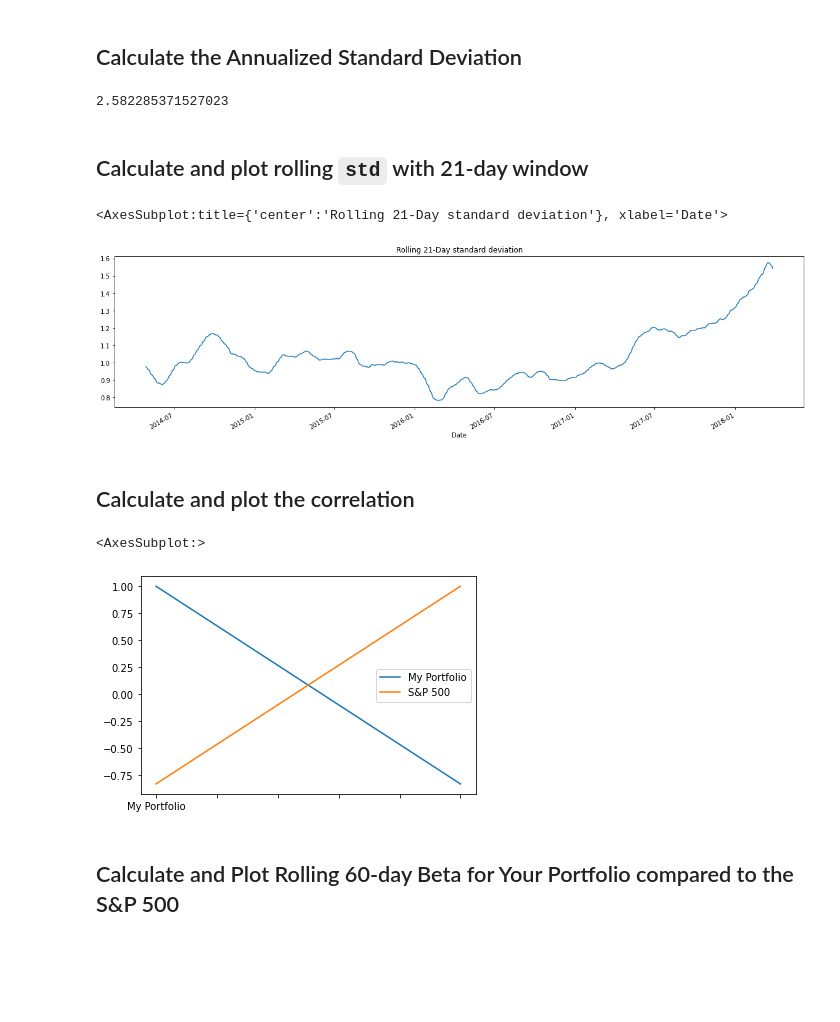
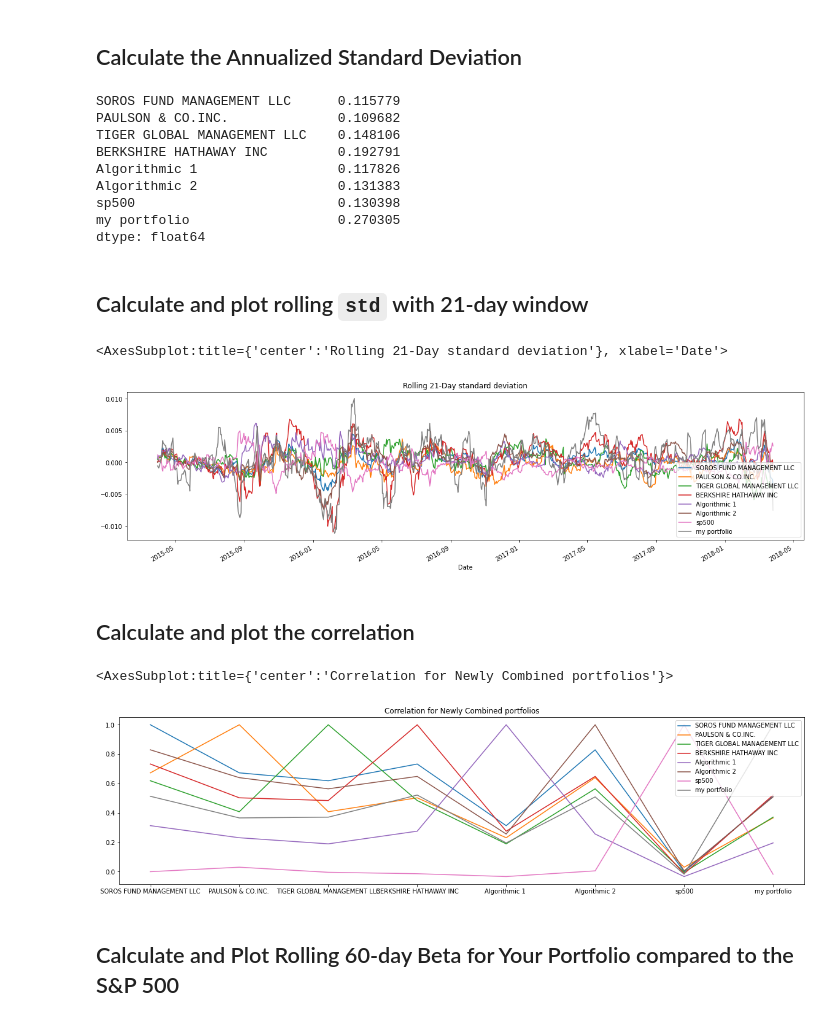
Before and after one commit to mmsaki/whale_portfolio, a Jupyter notebook: whale_analysis.ipynb, the cells around one changed output. Saved outputs shown, nothing was run; the diff lists cells and outputs as text; code cells hidden in the pictures; blank space fills up the shorter version.

```diff
--- a/whale_analysis.ipynb
+++ b/whale_analysis.ipynb
@@ -389,11 +383,12 @@ my_portfolio.head()
 | 2014-04-02 | 567.00 | 230.29 | 45.73 |
 # %%
 # Calculate daily returns & Drop NAs
-my_portfolio_returns = my_portfolio.pct_change()
-my_portfolio_returns.dropna(inplace = True)
+
+daily_returns = my_stocks.pct_change()
+daily_returns.dropna(inplace = True)
 
 # Display sample data
-my_portfolio_returns.head()
+daily_returns.head()
 # %% [output]
 |  | goog | tsla | twtr |
 | Date |  |  |  |
@@ -409,8 +404,8 @@ my_portfolio_returns.head()
 weights = [1/3, 1/3, 1/3]
 
 # Calculate portfolio return
-my_portfolio_weight = my_portfolio_returns.dot(weights)
+my_portfolio_returns  = daily_returns.dot(weights)
 
 # Display sample data
-my_portfolio_weight.head()
+my_portfolio_returns.plot(figsize=(20,5), title= 'Daily Returns for my porfolio')
 # %% [output]
@@ -425,5 +415,5 @@ dtype: float64
 ## Join your portfolio returns to the DataFrame that contains all of the portfolio returns
 # %%
 # Join your returns DataFrame to the original returns DataFrame
-my_cumulative_returns = (1 + my_portfolio_weight).cumprod()
-my_cumulative_returns.head()
+combined_returns['my portfolio'] = my_portfolio_returns
+# daily_returns = np.cumprod(1 + my_portfolio_returns)
@@ -438,26 +420,36 @@ dtype: float64
 # %%
 # Only compare dates where return data exists for all the stocks (drop NaNs)
-my_cumulative_returns.dropna(inplace = True)
+combined_returns.dropna(inplace = True)
 # %% [markdown]
 ## Re-run the risk analysis with your portfolio to see how it compares to the others
 # %% [markdown]
 ## Calculate the Annualized Standard Deviation
 # %%
 # Calculate the annualized `std`
-my_cumulative_std = my_cumulative_returns.std()
-my_annualized_std = my_cumulative_std * np.sqrt(252)
-my_annualized_std
+combined_returns_std = combined_returns.std()
+
+annulized_std = combined_returns_std * np.sqrt(252)
+annulized_std
 # %% [output]
-2.582285371527023
+SOROS FUND MANAGEMENT LLC      0.115779
+PAULSON & CO.INC.              0.109682
+TIGER GLOBAL MANAGEMENT LLC    0.148106
+BERKSHIRE HATHAWAY INC         0.192791
+Algorithmic 1                  0.117826
+Algorithmic 2                  0.131383
+sp500                          0.130398
+my portfolio                   0.270305
+dtype: float64
 # %% [markdown]
 ## Calculate and plot rolling `std` with 21-day window
 # %%
 # Calculate rolling standard deviation
-my_rolling_std = my_cumulative_returns.rolling(window=21).mean()
+combined_rolling_std = combined_returns.rolling(window=21).mean()
+
 # Plot rolling standard deviation
-my_rolling_std.plot(figsize=(20,5), title='Rolling 21-Day standard deviation')
+combined_rolling_std.plot(figsize=(20,5), title='Rolling 21-Day standard deviation')
 # %% [output]
 <AxesSubplot:title={'center':'Rolling 21-Day standard deviation'}, xlabel='Date'>
-[figure, old version]
+[figure, new version]
 # %% [markdown]
 ## Calculate and plot the correlation
@@ -468,10 +456,10 @@ correlation_df.dropna(inplace= True)
 # %%
 # Calculate and plot the correlation
-correlation = correlation_df.corr()
-correlation.plot()
+new_correlation = combined_returns.corr()
+new_correlation.plot(figsize=(20,5), title='Correlation for Newly Combined portfolios')
 # %% [output]
-<AxesSubplot:>
+<AxesSubplot:title={'center':'Correlation for Newly Combined portfolios'}>
-[figure, old version]
+[figure, new version]
 # %% [markdown]
 ## Calculate and Plot Rolling 60-day Beta for Your Portfolio compared to the S&P 500
 # %%
```
Also changed, not shown: parts of 12 cells of this notebook.
